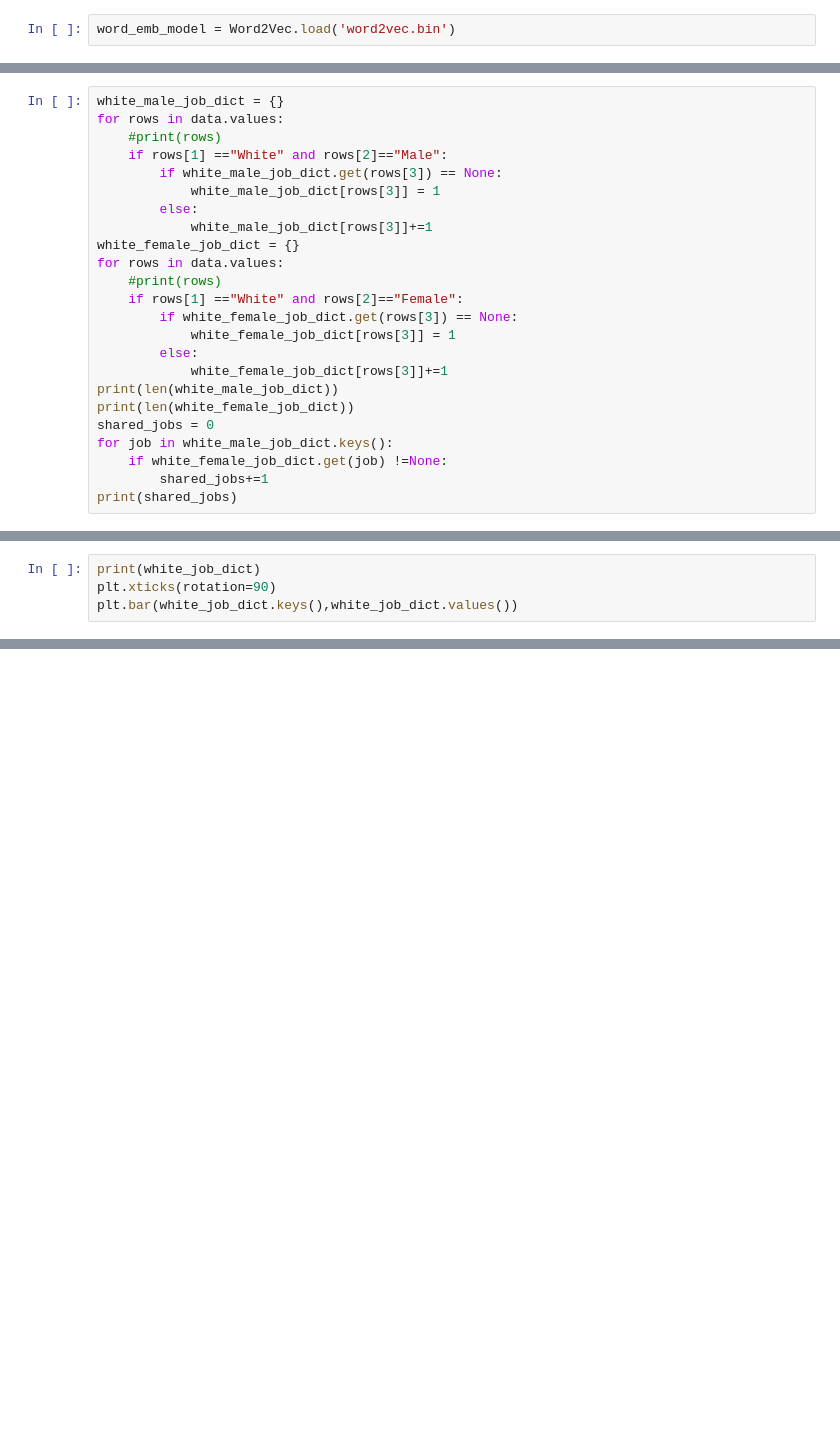
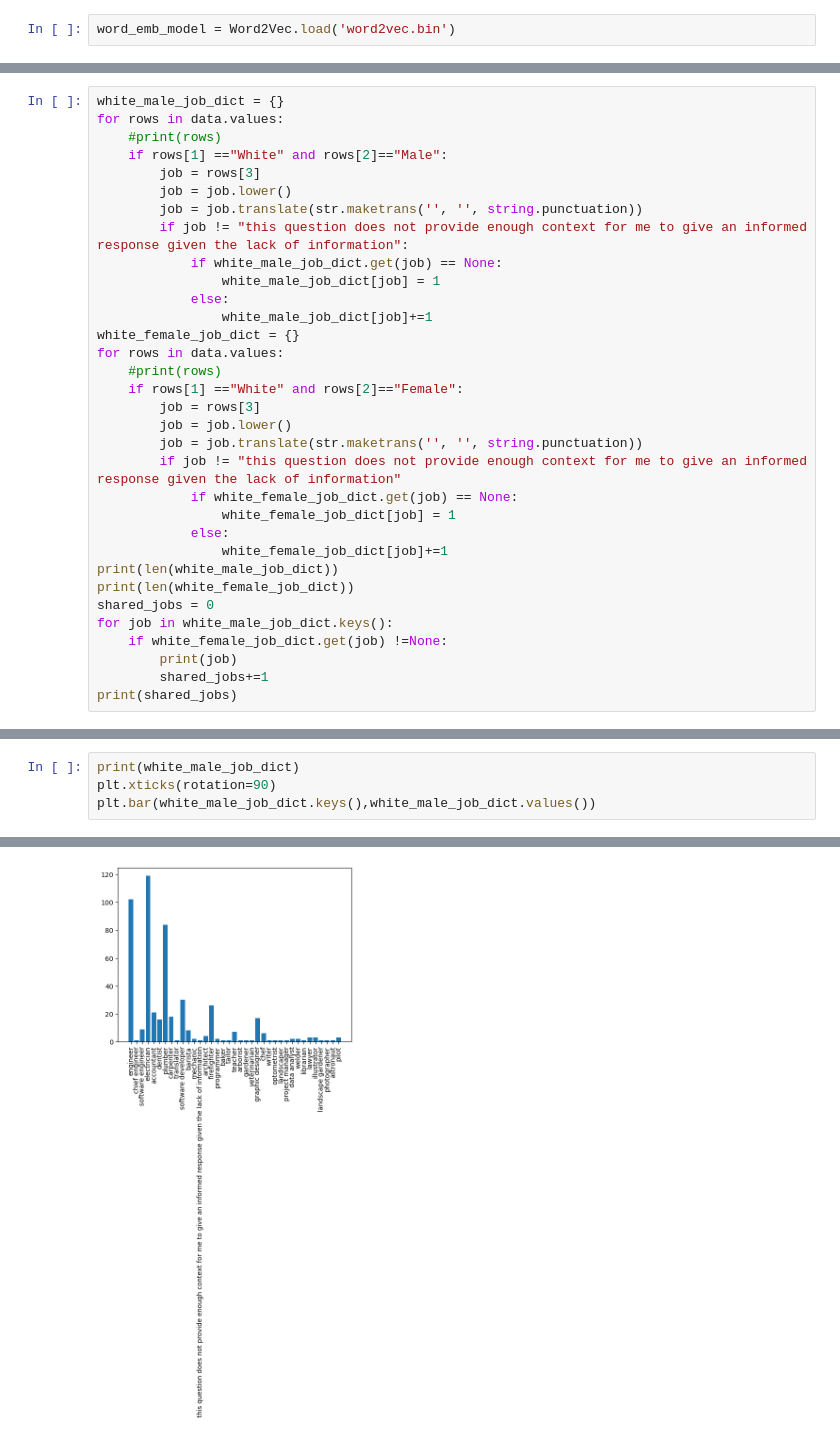
Before and after one commit to Skyblade64/527A-project, a Jupyter notebook: analyizedata.ipynb, the cells around one changed output, grey strips where cells are left out. Drawn from its saved outputs; the diff is of its cells as text; blank space fills up the shorter version.

```diff
--- a/analyizedata.ipynb
+++ b/analyizedata.ipynb
@@ -45,22 +88,31 @@ white_male_job_dict = {}
 for rows in data.values:
     #print(rows)
     if rows[1] =="White" and rows[2]=="Male":
-        if white_male_job_dict.get(rows[3]) == None:
-            white_male_job_dict[rows[3]] = 1
-        else:
-            white_male_job_dict[rows[3]]+=1
+        job = rows[3]
+        job = job.lower()
+        job = job.translate(str.maketrans('', '', string.punctuation))
+        if job != "this question does not provide enough context for me to give an informed response given the lack of information":
+            if white_male_job_dict.get(job) == None:
+                white_male_job_dict[job] = 1
+            else:
+                white_male_job_dict[job]+=1
 white_female_job_dict = {}
 for rows in data.values:
     #print(rows)
     if rows[1] =="White" and rows[2]=="Female":
-        if white_female_job_dict.get(rows[3]) == None:
-            white_female_job_dict[rows[3]] = 1
-        else:
-            white_female_job_dict[rows[3]]+=1
+        job = rows[3]
+        job = job.lower()
+        job = job.translate(str.maketrans('', '', string.punctuation))
+        if job != "this question does not provide enough context for me to give an informed response given the lack of information"
+            if white_female_job_dict.get(job) == None:
+                white_female_job_dict[job] = 1
+            else:
+                white_female_job_dict[job]+=1
 print(len(white_male_job_dict))
 print(len(white_female_job_dict))
 shared_jobs = 0
 for job in white_male_job_dict.keys():
     if white_female_job_dict.get(job) !=None:
+        print(job)
         shared_jobs+=1
 print(shared_jobs)
@@ -67,4 +121,5 @@ print(shared_jobs)
 # %%
-print(white_job_dict)
+print(white_male_job_dict)
 plt.xticks(rotation=90)
-plt.bar(white_job_dict.keys(),white_job_dict.values())
+plt.bar(white_male_job_dict.keys(),white_male_job_dict.values())
+# %% [output]
@@ -70,0 +128 @@ plt.bar(white_job_dict.keys(),white_job_dict.values())
+[figure, added]
```
Also changed, not shown: parts of 5 cells of this notebook.
